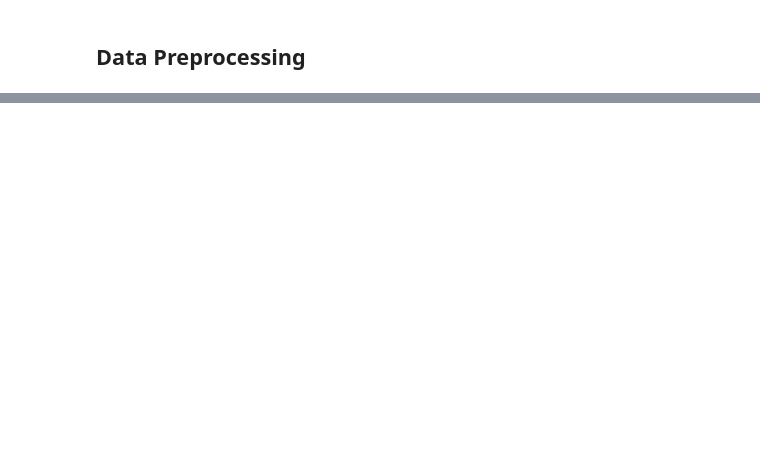
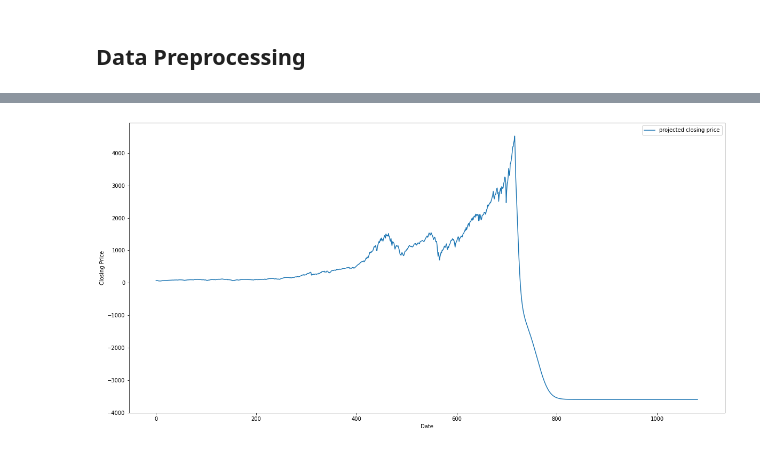
Before and after one commit to nfax117/Stock-Market-Crash-Predictor, a Jupyter notebook: NN.ipynb, the cells around one changed output, grey strips where cells are left out. Drawn from its saved outputs; the diff is of its cells as text; code cells hidden in the pictures; blank space fills up the shorter version.

```diff
--- a/NN.ipynb
+++ b/NN.ipynb
@@ -175,0 +205,36 @@ plt.show()
+# %%
+# number of data points to predict into the future
+data_points = 365
+
+# exaclty one time step before the last data point
+EDP = len(test_data_full)-time_step
+
+future_data_set = test_data_full
+
+# i = 0
+
+# input = future_data_set[EDP+i:EDP+i+time_step,:]
+# input = np.array(input)
+# input = np.reshape(input, (input.shape[1], input.shape[0], 1))
+# x = model.predict(input)
+# x = np.reshape(x,(1,1))
+# future_data_set = np.append(future_data_set, x)
+# future_data_set = np.reshape(future_data_set, (future_data_set.shape[0], 1))
+# %%
+for i in range(0, data_points):
+    # create the input data
+    # shape should be (1,14,1)
+    # it should contain the closing price from month (689+i) to (689+i+14)
+
+    input = future_data_set[EDP+i:EDP+i+time_step,:]
+    input = np.array(input)
+    input = np.reshape(input, (input.shape[1], input.shape[0], 1))
+
+    # predict the (689+i+14+1)th month using the model
+    x = model.predict(input)
+
+    # append the new prediction back into the dataset
+    future_data_set = np.append(future_data_set, x)
+    future_data_set = np.reshape(future_data_set, (future_data_set.shape[0], 1))
+
+    # repeat
@@ -175,0 +247,11 @@ plt.show()
+# %%
+plt.figure(figsize=(20,10))
+
+#plot
+plt.xlabel('Date')
+plt.ylabel('Closing Price')
+plt.plot(future_data_set, label = 'projected closing price')
+plt.legend()
+plt.show()
+# %% [output]
+[figure, added]
```
Also changed, not shown: parts of 10 cells of this notebook, 9 other files.
